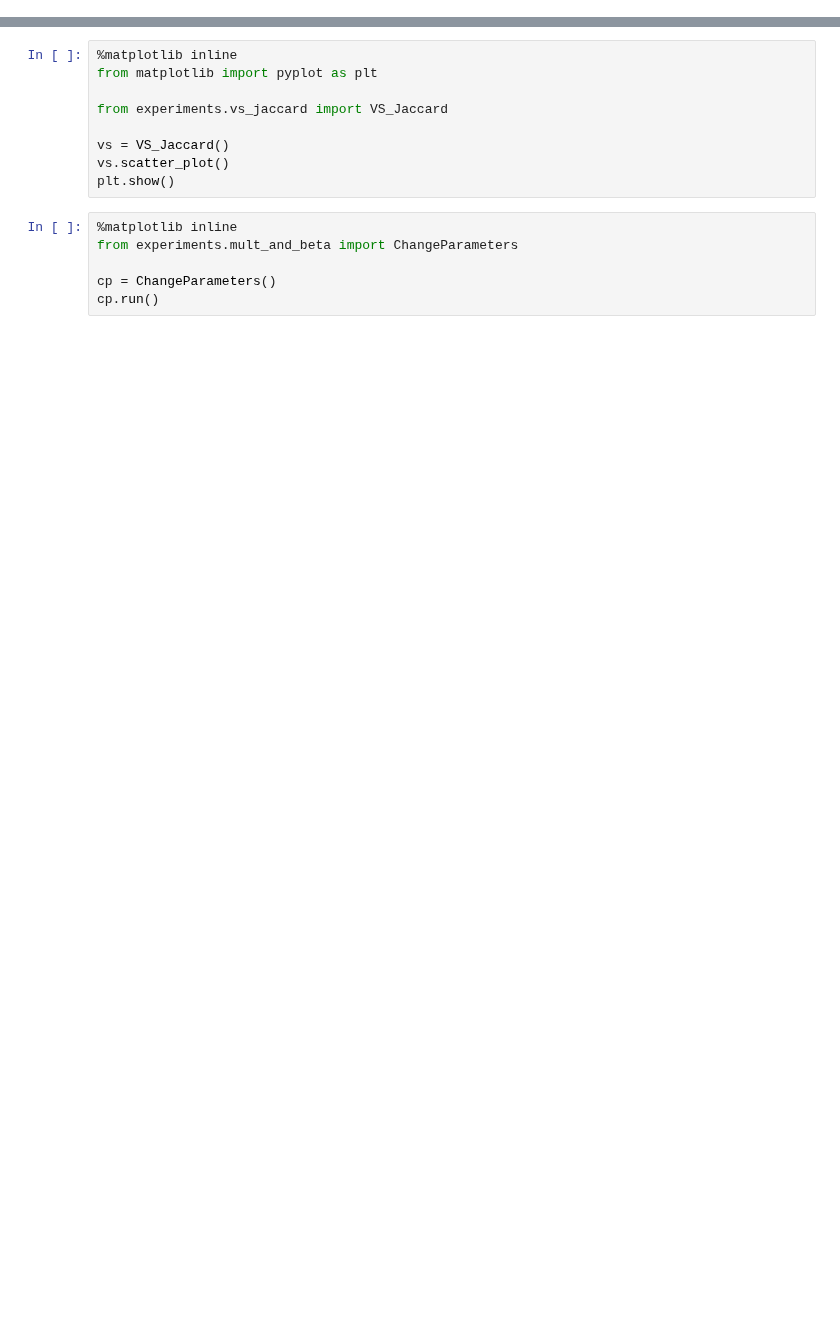
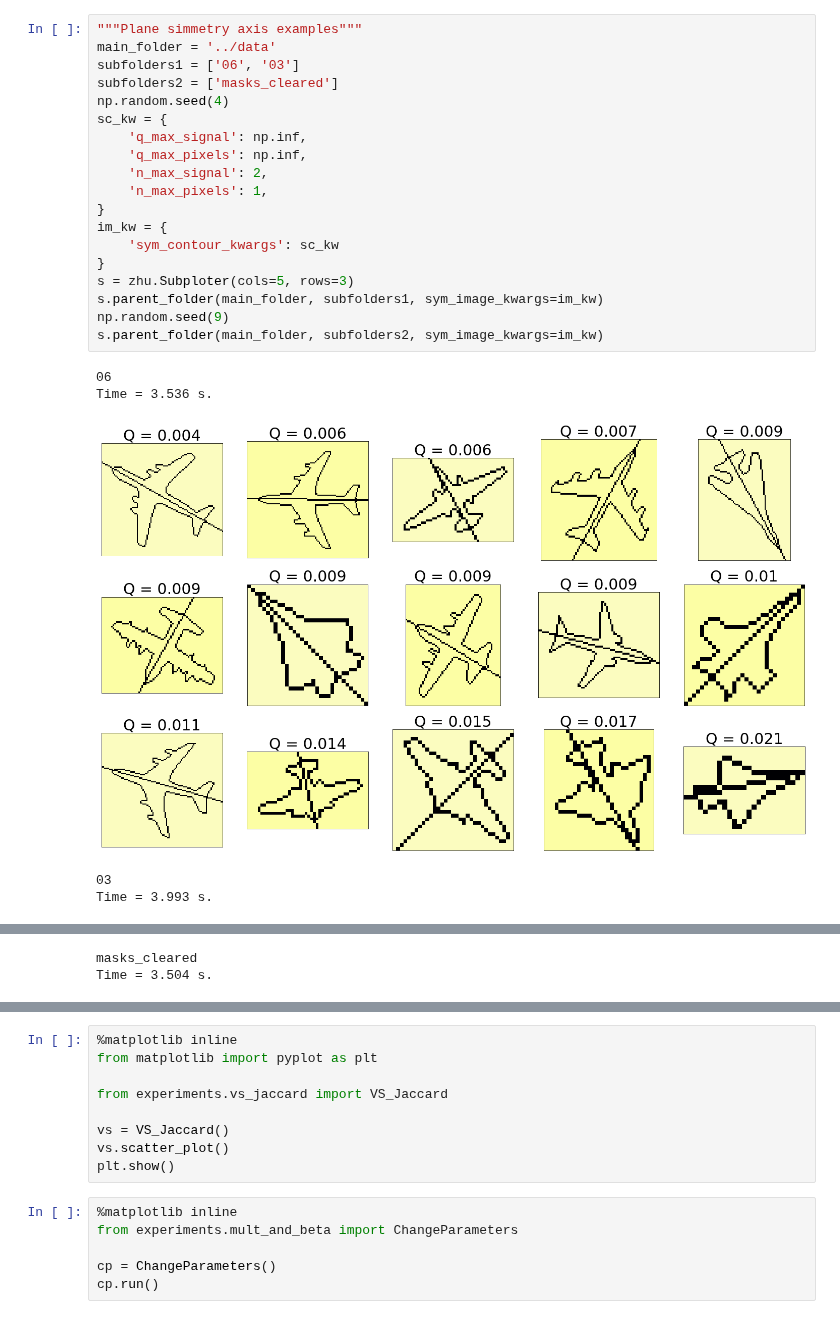
Before and after one commit to 1alexandra/mirror-symmetry, a Jupyter notebook: sym.ipynb, the cells around one changed output, grey strips where cells are left out. Saved outputs shown, nothing was run; the diff lists cells and outputs as text; blank space fills up the shorter version.

```diff
--- a/sym.ipynb
+++ b/sym.ipynb
@@ -49,0 +88,25 @@ Time = 5.8 s.
+# %%
+"""Plane simmetry axis examples"""
+main_folder = '../data'
+subfolders1 = ['06', '03']
+subfolders2 = ['masks_cleared']
+np.random.seed(4)
+sc_kw = {
+    'q_max_signal': np.inf,
+    'q_max_pixels': np.inf,
+    'n_max_signal': 2,
+    'n_max_pixels': 1,
+}
+im_kw = {
+    'sym_contour_kwargs': sc_kw
+}
+s = zhu.Subploter(cols=5, rows=3)
+s.parent_folder(main_folder, subfolders1, sym_image_kwargs=im_kw)
+np.random.seed(9)
+s.parent_folder(main_folder, subfolders2, sym_image_kwargs=im_kw)
+# %% [output]
+06
+Time = 3.536 s.
+[figure, added]
+03
+Time = 3.993 s.
@@ -49,0 +114,2 @@ Time = 5.8 s.
+masks_cleared
+Time = 3.504 s.
```
Also changed, not shown: parts of 19 cells of this notebook, 15 other files.
